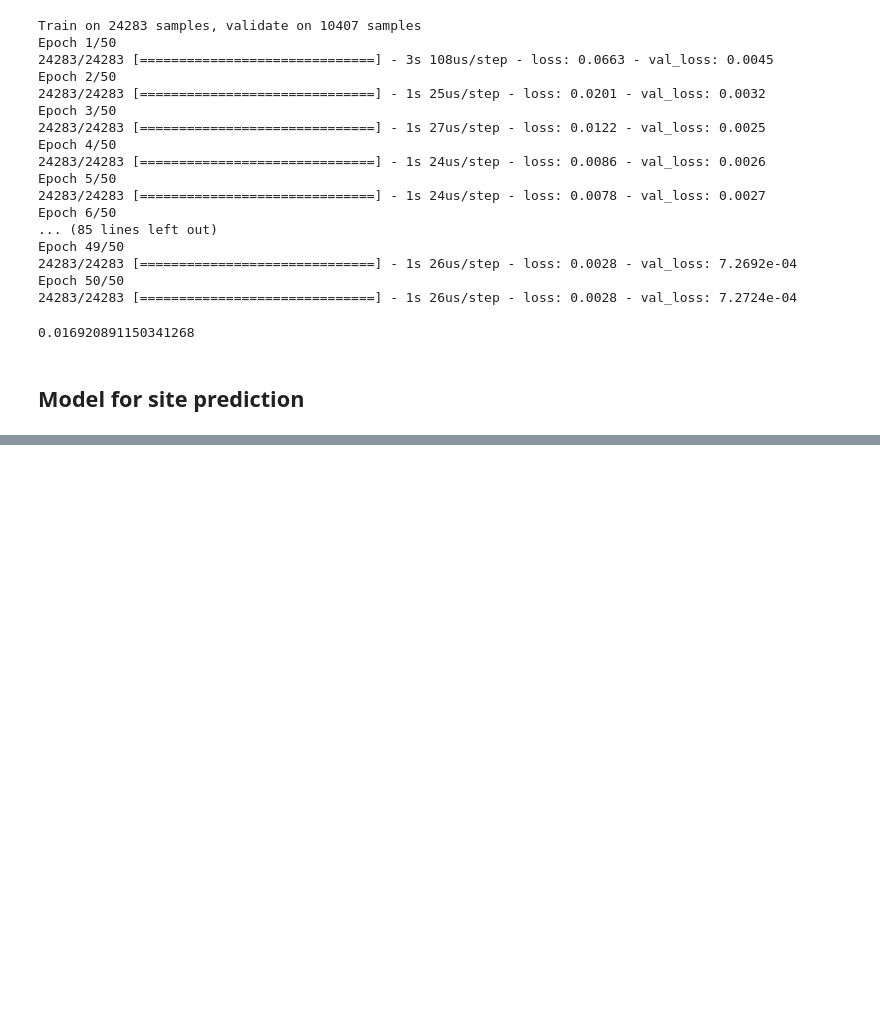
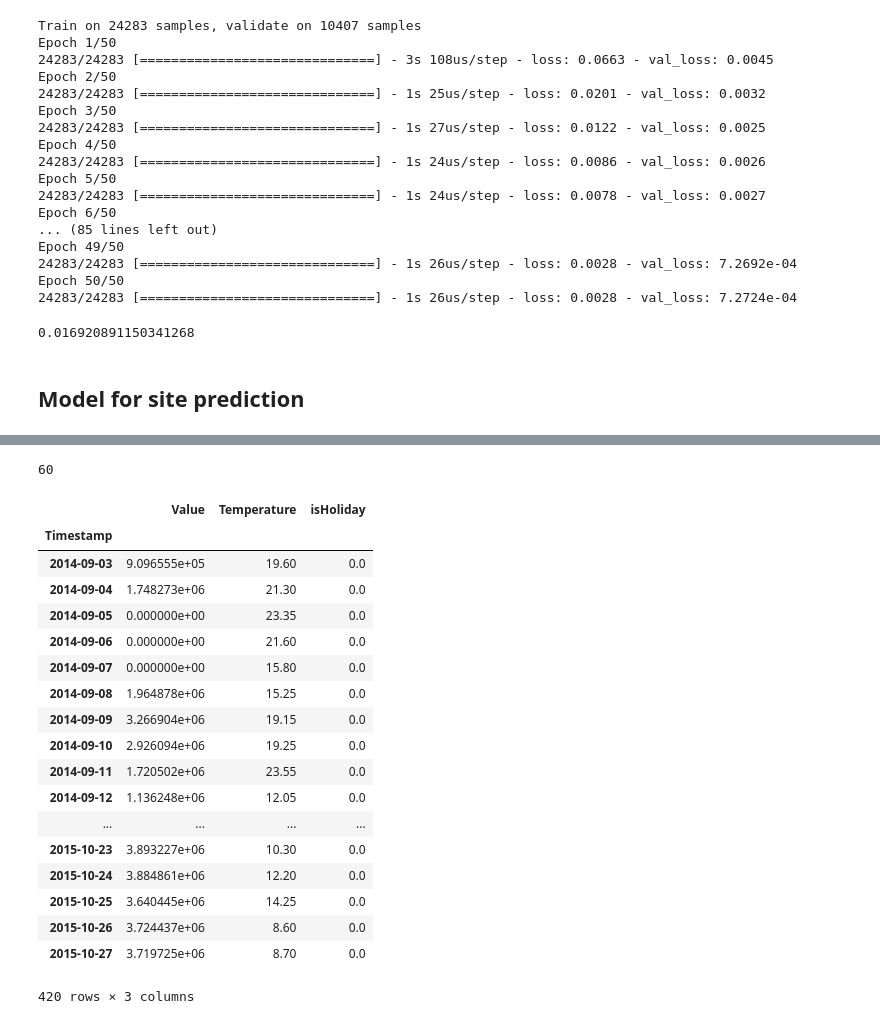
Before and after one commit to kzhao682/Power_Law_Forecast, a Jupyter notebook: Modeling.ipynb, the cells around one changed output, grey strips where cells are left out. Cells and saved outputs as stored; diff of their text form; code cells hidden in the pictures; blank space fills up the shorter version.

Commit message:
Built LSTM model

```diff
--- a/Modeling.ipynb
+++ b/Modeling.ipynb
@@ -310,4 +425,4 @@ def create_LSTM_pred(train_X=None, train_y=None, epochs=50, batch_size=100):
 # %%
-df1_model = create_LSTM_pred(train_X, train_y, epochs=50)
+df1_model = create_LSTM(train_X, train_y, epochs=50)
 # %% [output]
 Epoch 1/50
@@ -330,10 +445,39 @@ Epoch 50/50
 # %%
 # make predictions with LSTM model
-def model_predict(model, test_X, n_features):
+def model_predict(model, test_X, n_features, scaler):
     yhat = model.predict(test_X)
     test_X = test_X.reshape((test_X.shape[0], test_X.shape[2]))
     inv_yhat = np.concatenate([yhat, test_X], axis=1)[:,:n_features]
     inv_yhat = scaler.inverse_transform(inv_yhat)[:,0]
     return inv_yhat
 # %%
-inv_yhat = model_predict(df1_model, test_X, n_features)
+inv_yhat = model_predict(df1_model, test_X, n_features, scaler)
+# %%
+inv_yhat.shape[0]
+# %% [output]
+60
+# %%
+# join predictions to dataframe
+df1_1.loc[time_pairs[0][2]:time_pairs[0][3], 'Value'] = inv_yhat
+# %%
+df1_1
+# %% [output]
+|  | Value | Temperature | isHoliday |
+| Timestamp |  |  |  |
+| 2014-09-03 | 9.096555e+05 | 19.60 | 0.0 |
+| 2014-09-04 | 1.748273e+06 | 21.30 | 0.0 |
+| 2014-09-05 | 0.000000e+00 | 23.35 | 0.0 |
+| 2014-09-06 | 0.000000e+00 | 21.60 | 0.0 |
+| 2014-09-07 | 0.000000e+00 | 15.80 | 0.0 |
+| 2014-09-08 | 1.964878e+06 | 15.25 | 0.0 |
+| 2014-09-09 | 3.266904e+06 | 19.15 | 0.0 |
+| 2014-09-10 | 2.926094e+06 | 19.25 | 0.0 |
+| 2014-09-11 | 1.720502e+06 | 23.55 | 0.0 |
+| 2014-09-12 | 1.136248e+06 | 12.05 | 0.0 |
+| ... | ... | ... | ... |
+| 2015-10-23 | 3.893227e+06 | 10.30 | 0.0 |
+| 2015-10-24 | 3.884861e+06 | 12.20 | 0.0 |
+| 2015-10-25 | 3.640445e+06 | 14.25 | 0.0 |
+| 2015-10-26 | 3.724437e+06 | 8.60 | 0.0 |
+| 2015-10-27 | 3.719725e+06 | 8.70 | 0.0 |
+420 rows × 3 columns
```
Also changed, not shown: parts of 31 cells of this notebook, 4 other files.
